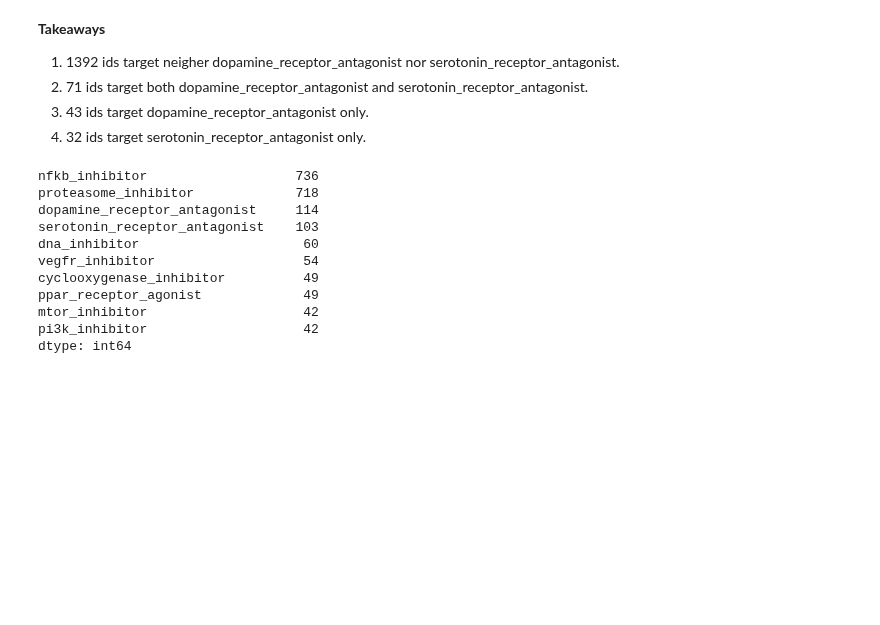
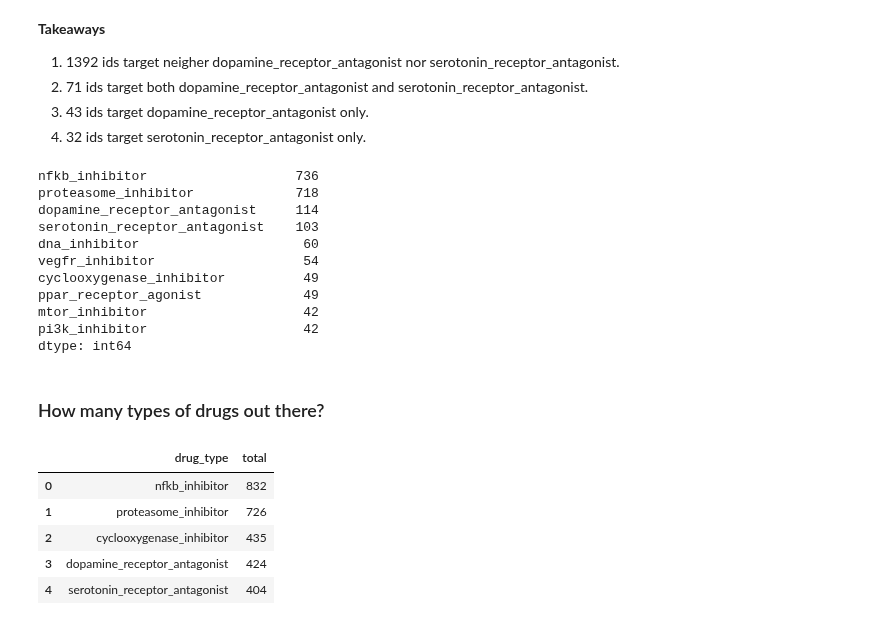
Before and after one commit to Yongliang-Shi/Mechanism-of-Action-Prediction, a Jupyter notebook: explore_moa.ipynb, the cells around one changed output. Saved outputs shown, nothing was run; the diff lists cells and outputs as text; code cells hidden in the pictures; blank space fills up the shorter version.

```diff
--- a/explore_moa.ipynb
+++ b/explore_moa.ipynb
@@ -667,3 +667,21 @@ ppar_receptor_agonist             49
 mtor_inhibitor                    42
 pi3k_inhibitor                    42
 dtype: int64
+# %% [markdown]
+### How many types of drugs out there?
+# %%
+# Count the number of ids for the drug type and summarize them in dataframe
+sum_drug = pd.DataFrame(targets.sum(axis=0).sort_values(ascending=False)).reset_index()
+
+# Rename the column names
+sum_drug.rename(columns={'index': 'drug_type', 0: 'total'}, inplace=True)
+
+# Show top 5 rows of sum_tars
+sum_drug.head()
+# %% [output]
+|  | drug_type | total |
+| 0 | nfkb_inhibitor | 832 |
+| 1 | proteasome_inhibitor | 726 |
+| 2 | cyclooxygenase_inhibitor | 435 |
+| 3 | dopamine_receptor_antagonist | 424 |
+| 4 | serotonin_receptor_antagonist | 404 |
```
Also changed, not shown: parts of 6 cells of this notebook.
